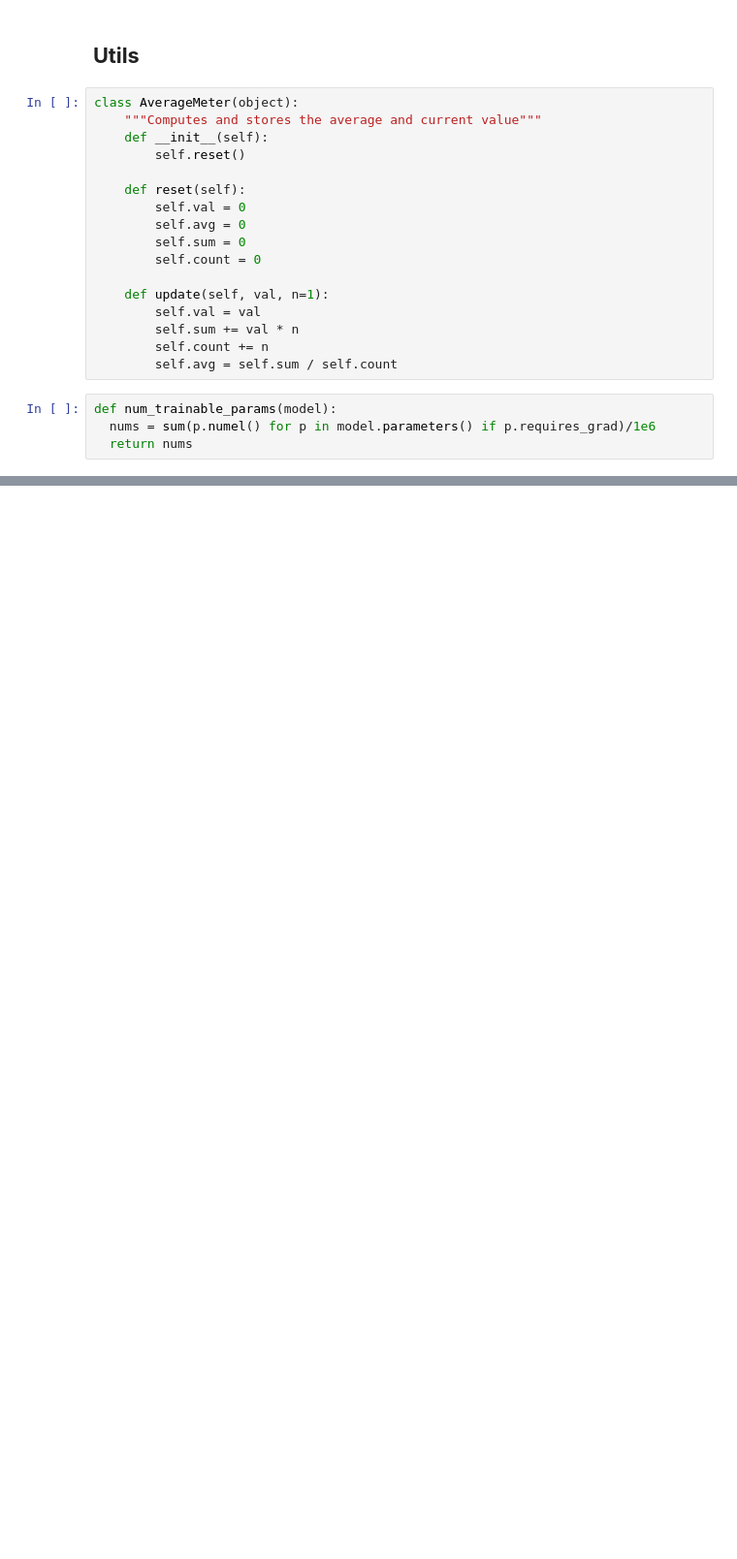
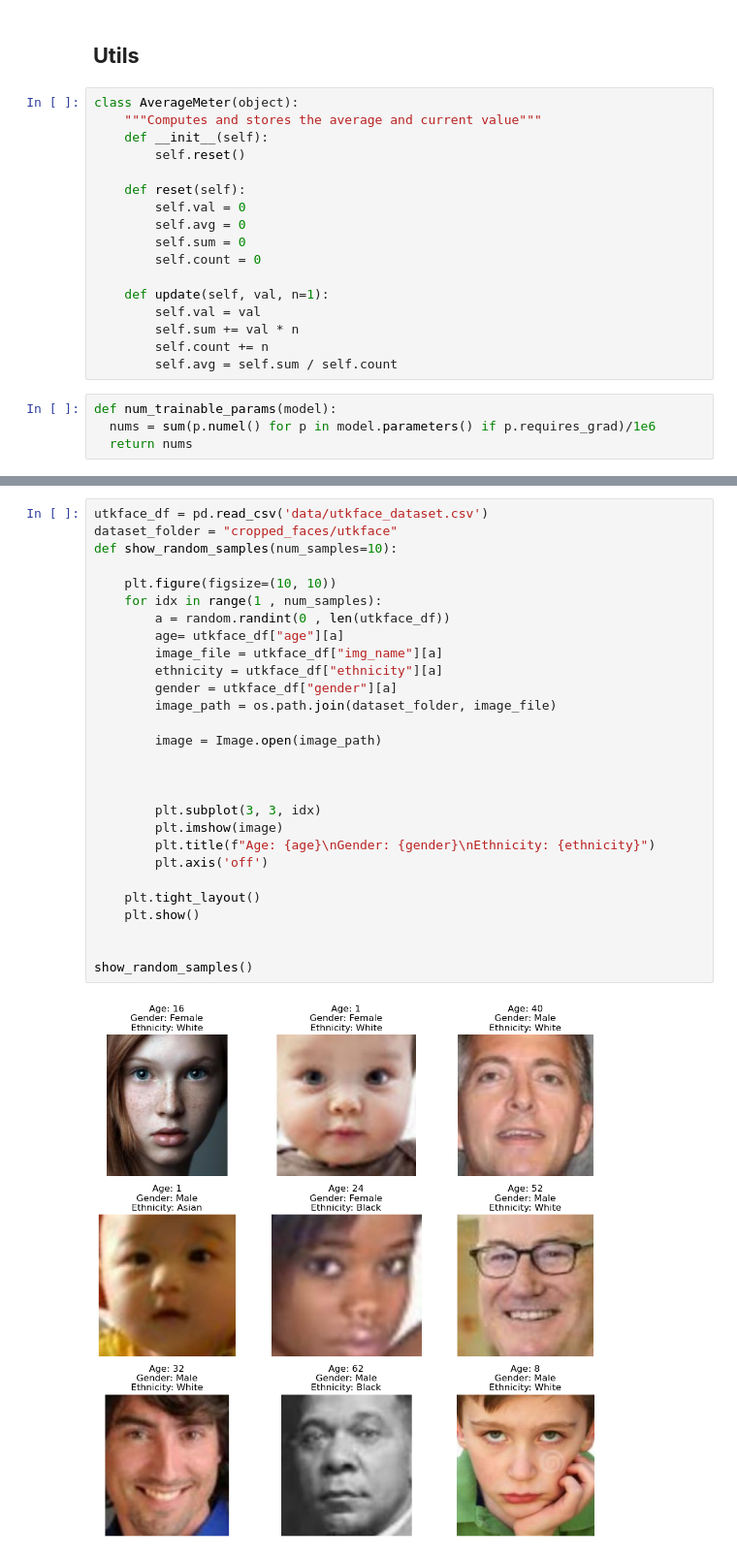
Before and after one commit to BehradFM/Age-estimation, a Jupyter notebook: age_estimation.ipynb, the cells around one changed output, grey strips where cells are left out. Shown at 97% size. Drawn from its saved outputs; the diff is of its cells as text; blank space fills up the shorter version.

Commit message:
adding EDA section for Train datasets and add LICENSE & README.md file.

```diff
--- a/age_estimation.ipynb
+++ b/age_estimation.ipynb
@@ -67,0 +314,30 @@ def num_trainable_params(model):
+# %%
+utkface_df = pd.read_csv('data/utkface_dataset.csv')
+dataset_folder = "cropped_faces/utkface"
+def show_random_samples(num_samples=10):
+
+    plt.figure(figsize=(10, 10))
+    for idx in range(1 , num_samples):
+        a = random.randint(0 , len(utkface_df))
+        age= utkface_df["age"][a]
+        image_file = utkface_df["img_name"][a]
+        ethnicity = utkface_df["ethnicity"][a]
+        gender = utkface_df["gender"][a]
+        image_path = os.path.join(dataset_folder, image_file)
+
+        image = Image.open(image_path)
+
+
+
+        plt.subplot(3, 3, idx)
+        plt.imshow(image)
+        plt.title(f"Age: {age}\nGender: {gender}\nEthnicity: {ethnicity}")
+        plt.axis('off')
+
+    plt.tight_layout()
+    plt.show()
+
+
+show_random_samples()
+# %% [output]
+[figure, added]
```
Also changed, not shown: parts of 30 cells of this notebook, 2 other files.
